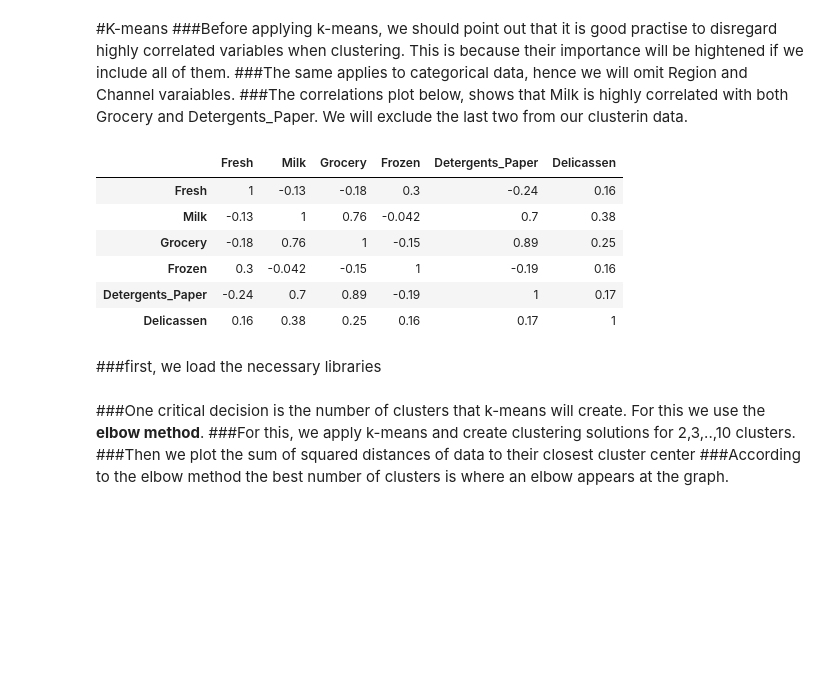
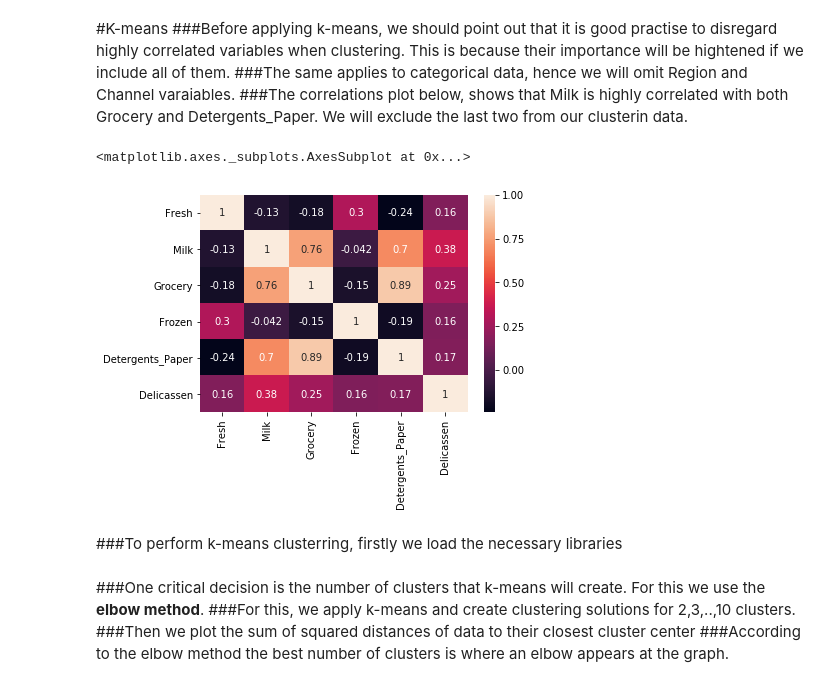
Before and after one commit to dpanagop/ML_and_AI_examples, a Jupyter notebook: Customer_segmentation.ipynb, the cells around one changed output. Drawn from its saved outputs; the diff is of its cells as text; code cells hidden in the pictures; blank space fills up the shorter version.

```diff
--- a/Customer_segmentation.ipynb
+++ b/Customer_segmentation.ipynb
@@ -154,13 +161,9 @@ plt.scatter(data_scaled['Milk'], data_scaled['Grocery'], c=cluster.labels_)
 ###The correlations plot below, shows that Milk is highly correlated with both Grocery and Detergents_Paper. We will exclude the last two from our clusterin data.
 # %%
 corr = dat.iloc[:,2:8].corr()
-corr.style.background_gradient(cmap='coolwarm').set_precision(2)
+#corr.style.background_gradient(cmap='coolwarm').set_precision(2)
+sns.heatmap(corr, annot = True)
 # %% [output]
-|  | Fresh | Milk | Grocery | Frozen | Detergents_Paper | Delicassen |
-| Fresh | 1 | -0.13 | -0.18 | 0.3 | -0.24 | 0.16 |
-| Milk | -0.13 | 1 | 0.76 | -0.042 | 0.7 | 0.38 |
-| Grocery | -0.18 | 0.76 | 1 | -0.15 | 0.89 | 0.25 |
-| Frozen | 0.3 | -0.042 | -0.15 | 1 | -0.19 | 0.16 |
-| Detergents_Paper | -0.24 | 0.7 | 0.89 | -0.19 | 1 | 0.17 |
-| Delicassen | 0.16 | 0.38 | 0.25 | 0.16 | 0.17 | 1 |
+<matplotlib.axes._subplots.AxesSubplot at 0x...>
+[figure, added]
 # %%
@@ -168,6 +171,6 @@ corr.style.background_gradient(cmap='coolwarm').set_precision(2)
 df2=df.iloc[:,[2,3,5,7]]
 # %% [markdown]
-###first, we load the necessary libraries
+###To perform k-means clusterring, firstly we load the necessary libraries
 # %%
 from sklearn.cluster import KMeans
 # %% [markdown]
```
Also changed, not shown: parts of 20 cells of this notebook.
